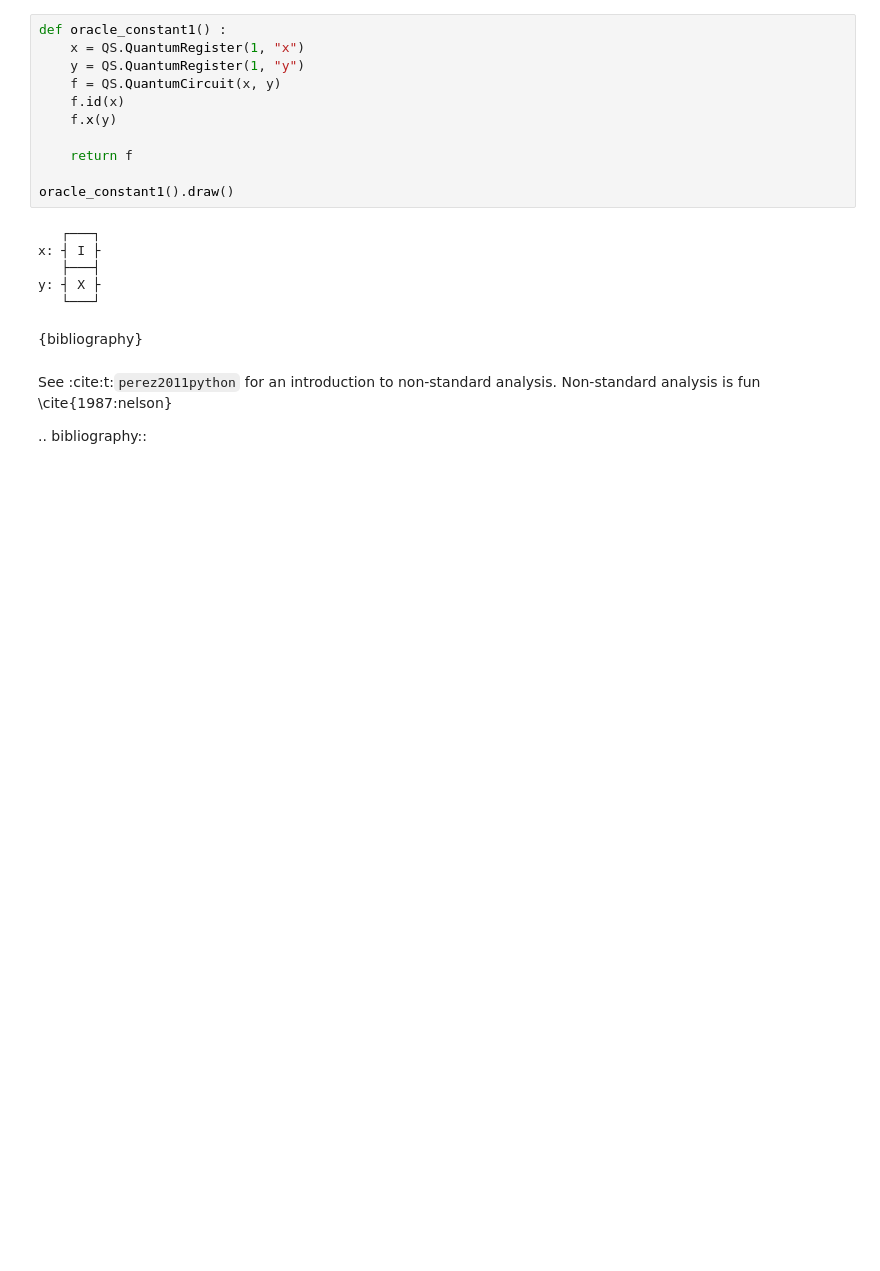
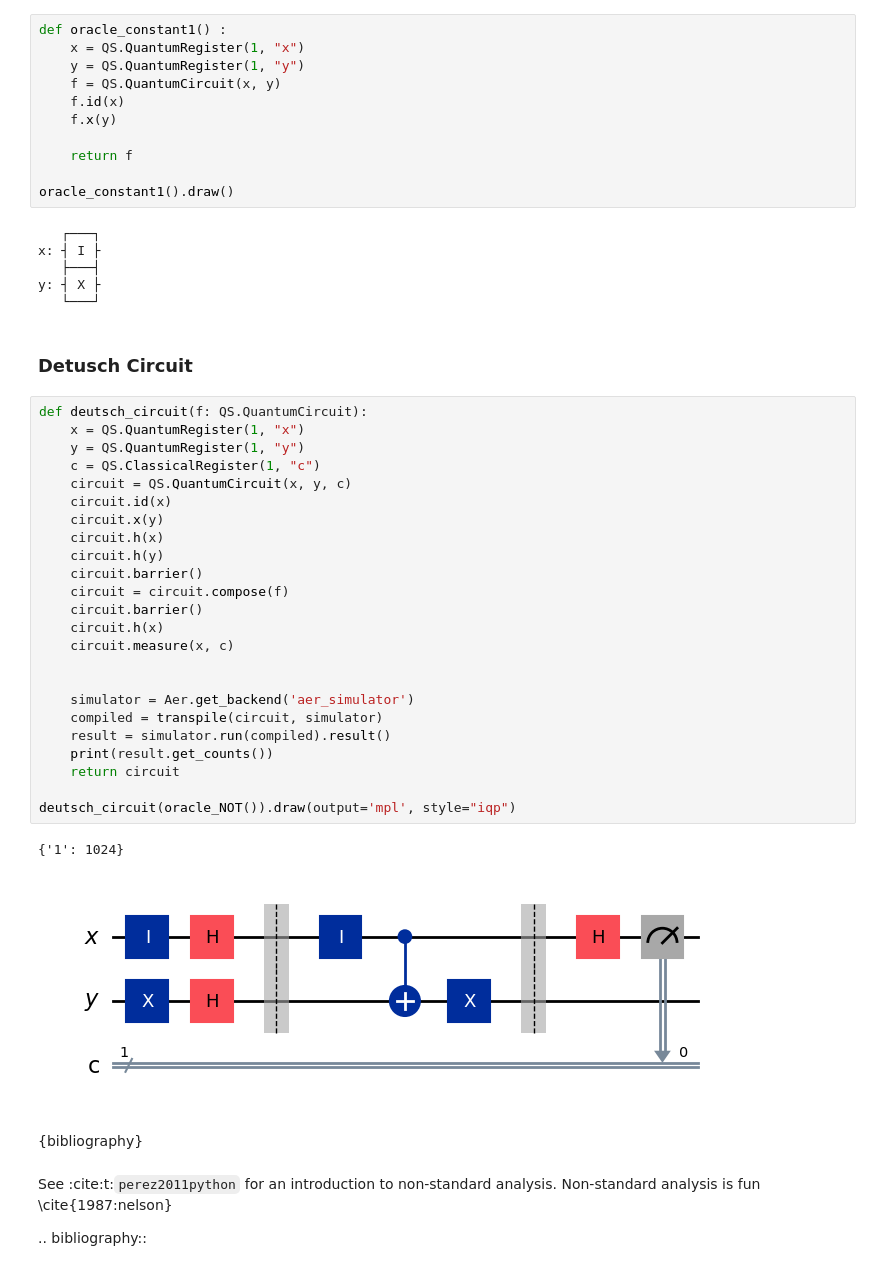
Before and after one commit to intotito/emerging_tech_proj, a Jupyter notebook: project.ipynb, the cells around one changed output. Cells and saved outputs as stored; diff of their text form; blank space fills up the shorter version.

Commit message:
Deutsch Algorithm implemented
Implemented the Deutsch Algorithm using qiskit. Values being measured
with 100% certainty

```diff
--- a/project.ipynb
+++ b/project.ipynb
@@ -633,6 +645,35 @@ x: ┤ I ├
    ├───┤
 y: ┤ X ├
    └───┘
+# %% [markdown]
+### Detusch Circuit
+# %%
+def deutsch_circuit(f: QS.QuantumCircuit):
+    x = QS.QuantumRegister(1, "x")
+    y = QS.QuantumRegister(1, "y")
+    c = QS.ClassicalRegister(1, "c")
+    circuit = QS.QuantumCircuit(x, y, c)
+    circuit.id(x)
+    circuit.x(y)
+    circuit.h(x)
+    circuit.h(y)
+    circuit.barrier()
+    circuit = circuit.compose(f)
+    circuit.barrier()
+    circuit.h(x)
+    circuit.measure(x, c)
+
+
+    simulator = Aer.get_backend('aer_simulator')
+    compiled = transpile(circuit, simulator)
+    result = simulator.run(compiled).result()
+    print(result.get_counts())
+    return circuit
+
+deutsch_circuit(oracle_NOT()).draw(output='mpl', style="iqp")
+# %% [output]
+{'1': 1024}
+[figure, added]
 # %% [markdown]
 {bibliography}
 # %% [markdown]
```
Also changed, not shown: parts of 2 cells of this notebook.
